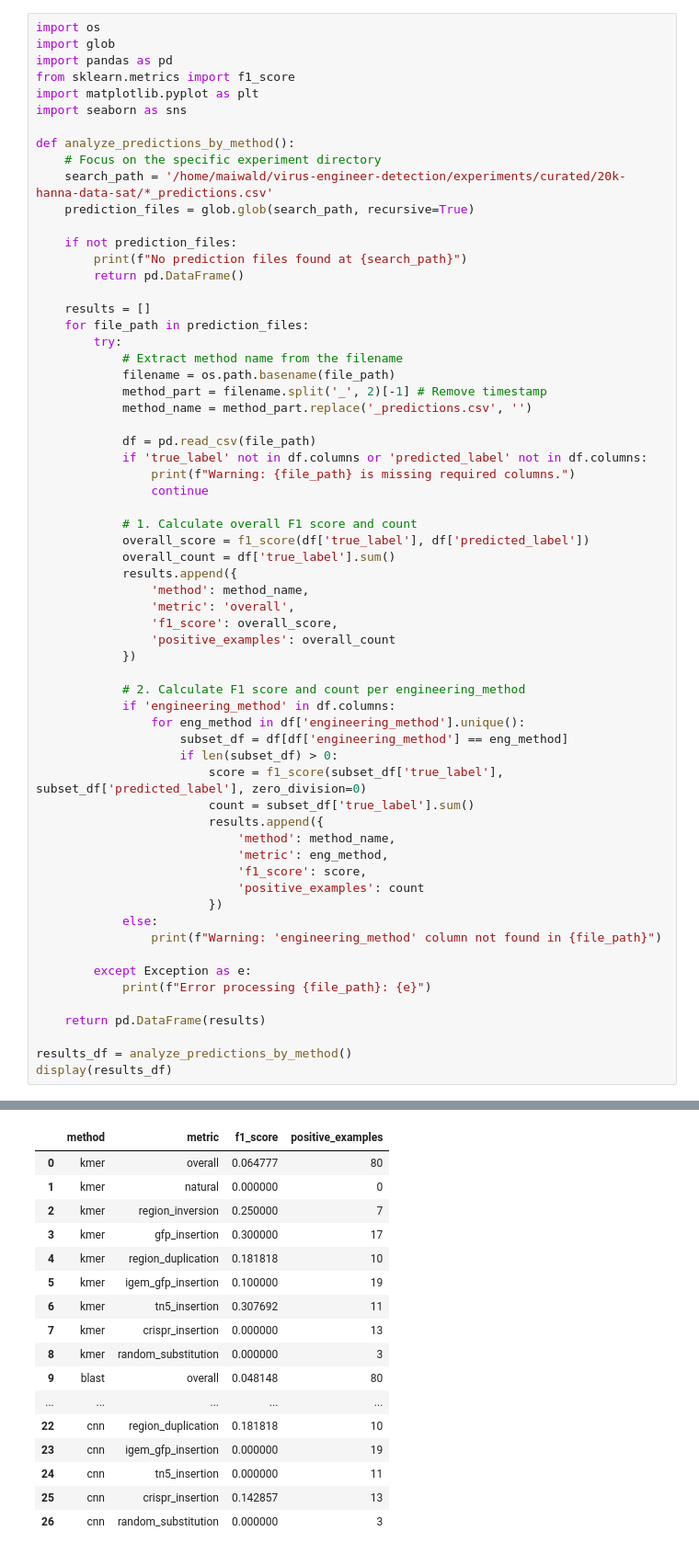
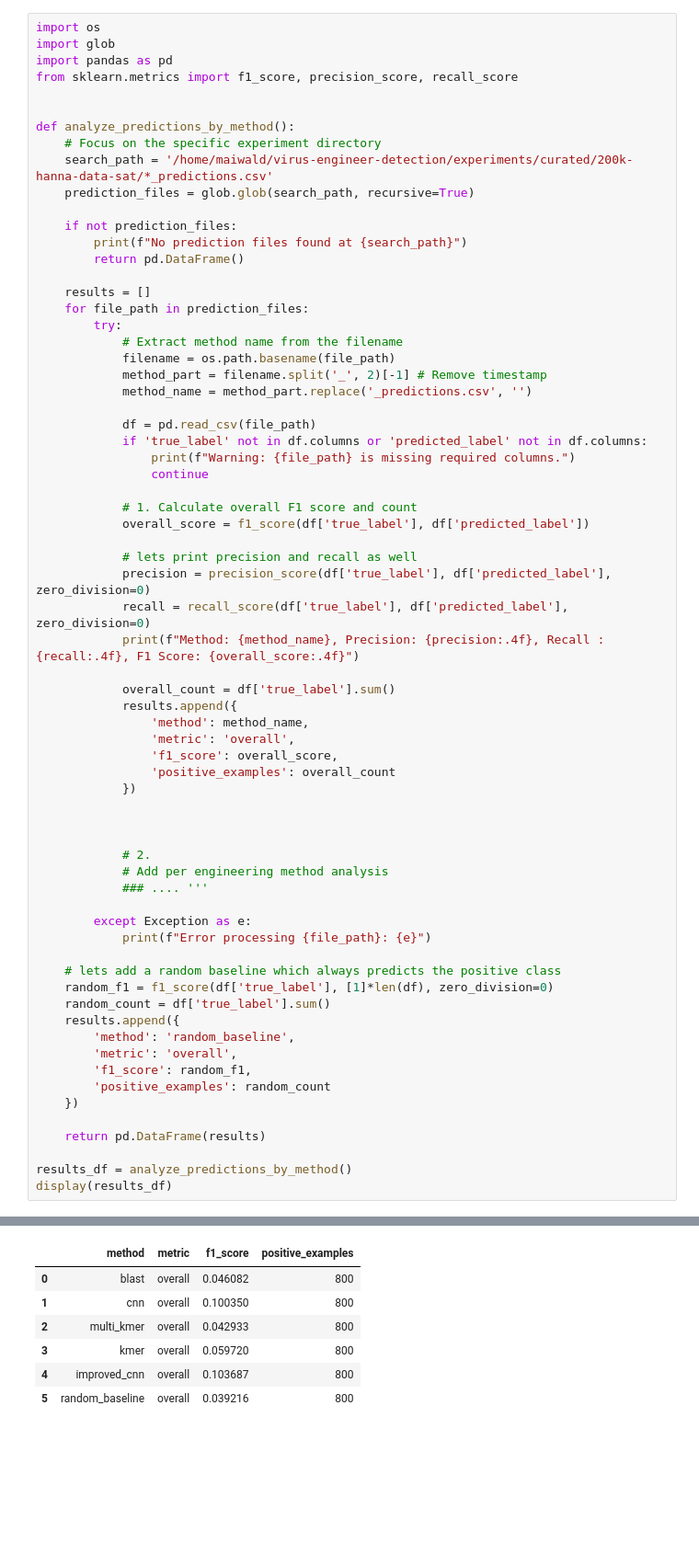
Before and after one commit to alejoacelas/virus-engineer-detection, a Jupyter notebook: notebooks/plotting_experiments_v2.ipynb, the cells around one changed output, grey strips where cells are left out. Shown: that part at 92% size. Saved outputs shown, nothing was run; the diff lists cells and outputs as text; blank space fills up the shorter version.

Commit message:
feat: Update plotting notebook for detailed F1 analysis

```diff
--- a/notebooks/plotting_experiments_v2.ipynb
+++ b/notebooks/plotting_experiments_v2.ipynb
@@ -19,13 +27,12 @@ sns.palplot(colors)
 import os
 import glob
 import pandas as pd
-from sklearn.metrics import f1_score
-import matplotlib.pyplot as plt
-import seaborn as sns
+from sklearn.metrics import f1_score, precision_score, recall_score
+
 
 def analyze_predictions_by_method():
     # Focus on the specific experiment directory
-    search_path = '/home/maiwald/virus-engineer-detection/experiments/curated/20k-hanna-data-sat/*_predictions.csv'
+    search_path = '/home/maiwald/virus-engineer-detection/experiments/curated/200k-hanna-data-sat/*_predictions.csv'
     prediction_files = glob.glob(search_path, recursive=True)
 
     if not prediction_files:
@@ -47,6 +54,12 @@ def analyze_predictions_by_method():
 
             # 1. Calculate overall F1 score and count
             overall_score = f1_score(df['true_label'], df['predicted_label'])
+
+            # lets print precision and recall as well
+            precision = precision_score(df['true_label'], df['predicted_label'], zero_division=0)
+            recall = recall_score(df['true_label'], df['predicted_label'], zero_division=0)
+            print(f"Method: {method_name}, Precision: {precision:.4f}, Recall : {recall:.4f}, F1 Score: {overall_score:.4f}")
+
             overall_count = df['true_label'].sum()
             results.append({
                 'method': method_name,
@@ -55,24 +68,24 @@ def analyze_predictions_by_method():
                 'positive_examples': overall_count
             })
 
-            # 2. Calculate F1 score and count per engineering_method
-            if 'engineering_method' in df.columns:
-                for eng_method in df['engineering_method'].unique():
-                    subset_df = df[df['engineering_method'] == eng_method]
-                    if len(subset_df) > 0:
-                        score = f1_score(subset_df['true_label'], subset_df['predicted_label'], zero_division=0)
-                        count = subset_df['true_label'].sum()
-                        results.append({
-                            'method': method_name,
-                            'metric': eng_method,
-                            'f1_score': score,
-                            'positive_examples': count
-                        })
-            else:
-                print(f"Warning: 'engineering_method' column not found in {file_path}")
+
+
+            # 2.
+            # Add per engineering method analysis
+            ### .... '''
 
         except Exception as e:
             print(f"Error processing {file_path}: {e}")
+
+    # lets add a random baseline which always predicts the positive class
+    random_f1 = f1_score(df['true_label'], [1]*len(df), zero_division=0)
+    random_count = df['true_label'].sum()
+    results.append({
+        'method': 'random_baseline',
+        'metric': 'overall',
+        'f1_score': random_f1,
+        'positive_examples': random_count
+    })
 
     return pd.DataFrame(results)
 
@@ -82,17 +100,7 @@ display(results_df)
 |  | method | metric | f1_score | positive_examples |
-| 0 | kmer | overall | 0.064777 | 80 |
-| 1 | kmer | natural | 0.000000 | 0 |
-| 2 | kmer | region_inversion | 0.250000 | 7 |
-| 3 | kmer | gfp_insertion | 0.300000 | 17 |
-| 4 | kmer | region_duplication | 0.181818 | 10 |
-| 5 | kmer | igem_gfp_insertion | 0.100000 | 19 |
-| 6 | kmer | tn5_insertion | 0.307692 | 11 |
-| 7 | kmer | crispr_insertion | 0.000000 | 13 |
-| 8 | kmer | random_substitution | 0.000000 | 3 |
-| 9 | blast | overall | 0.048148 | 80 |
-| ... | ... | ... | ... | ... |
-| 22 | cnn | region_duplication | 0.181818 | 10 |
-| 23 | cnn | igem_gfp_insertion | 0.000000 | 19 |
-| 24 | cnn | tn5_insertion | 0.000000 | 11 |
-| 25 | cnn | crispr_insertion | 0.142857 | 13 |
-| 26 | cnn | random_substitution | 0.000000 | 3 |
+| 0 | blast | overall | 0.046082 | 800 |
+| 1 | cnn | overall | 0.100350 | 800 |
+| 2 | multi_kmer | overall | 0.042933 | 800 |
+| 3 | kmer | overall | 0.059720 | 800 |
+| 4 | improved_cnn | overall | 0.103687 | 800 |
+| 5 | random_baseline | overall | 0.039216 | 800 |
```
Also changed, not shown: parts of 8 cells of this notebook.
